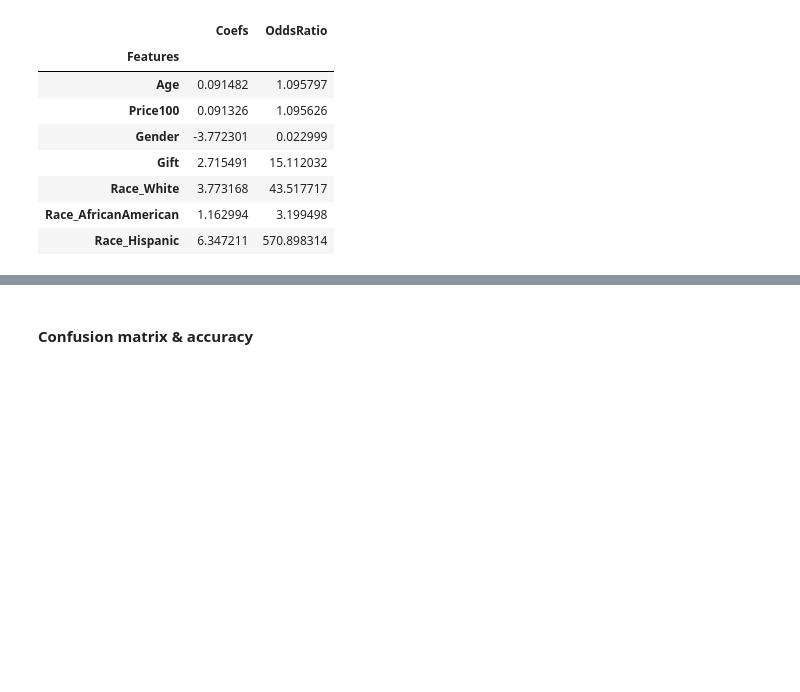
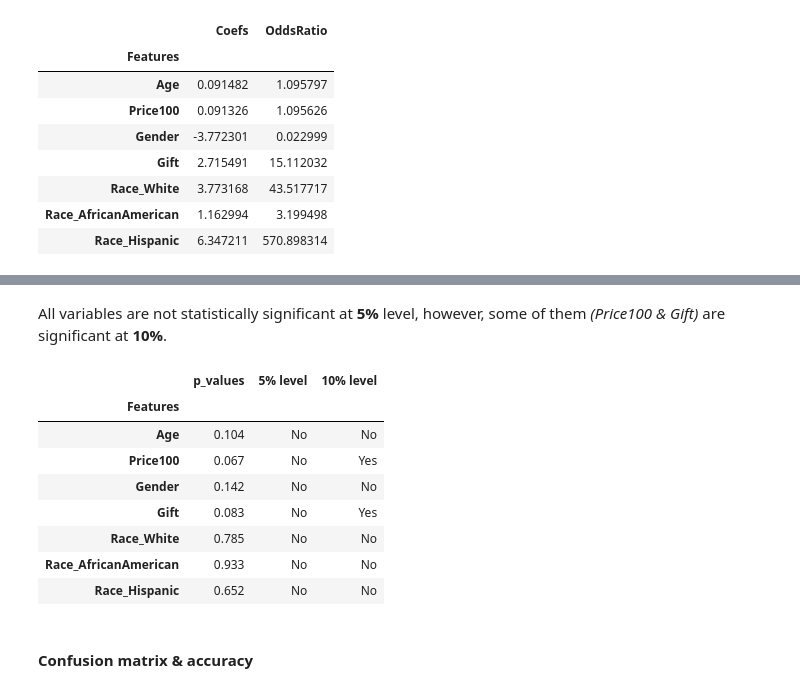
Before and after one commit to Mist3r-R/da-hse-sse-2020, a Jupyter notebook: 14.03_Rogovets.ipynb, the cells around one changed output, grey strips where cells are left out. Cells and saved outputs as stored; diff of their text form; code cells hidden in the pictures; blank space fills up the shorter version.

```diff
--- a/14.03_Rogovets.ipynb
+++ b/14.03_Rogovets.ipynb
@@ -278,3 +276,18 @@ All variables are not statistically significant.
+# %% [markdown]
+All variables are not statistically significant at __5%__ level, however, some of them _(Price100 & Gift)_ are significant at __10%__.
+# %%
+pvals['10% level'] = fitted.pvalues[1:].apply(lambda x: yes_no(x, level=0.1))
+pvals
+# %% [output]
+|  | p_values | 5% level | 10% level |
+| Features |  |  |  |
+| Age | 0.104 | No | No |
+| Price100 | 0.067 | No | Yes |
+| Gender | 0.142 | No | No |
+| Gift | 0.083 | No | Yes |
+| Race_White | 0.785 | No | No |
+| Race_AfricanAmerican | 0.933 | No | No |
+| Race_Hispanic | 0.652 | No | No |
 # %% [markdown]
 #### Confusion matrix & accuracy
 # %%
```
Also changed, not shown: parts of 6 cells of this notebook.
